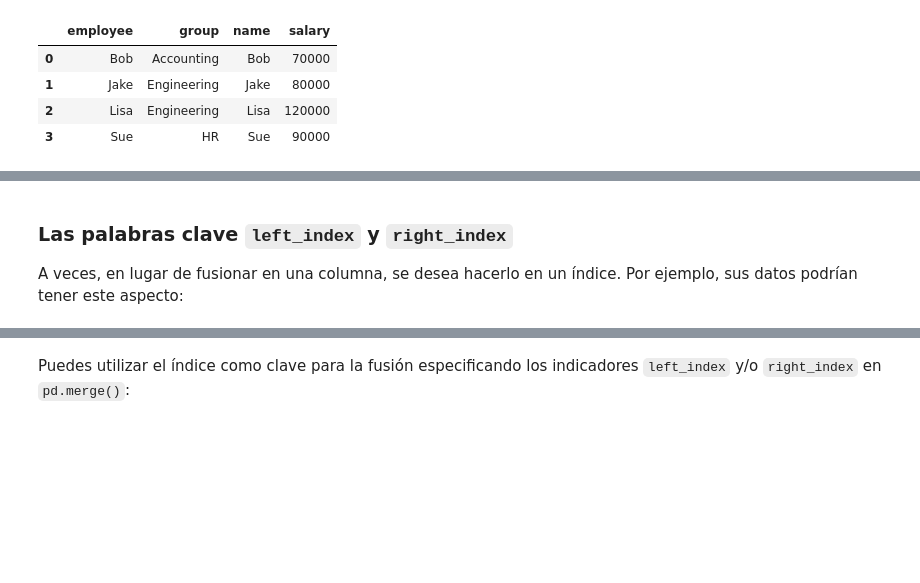
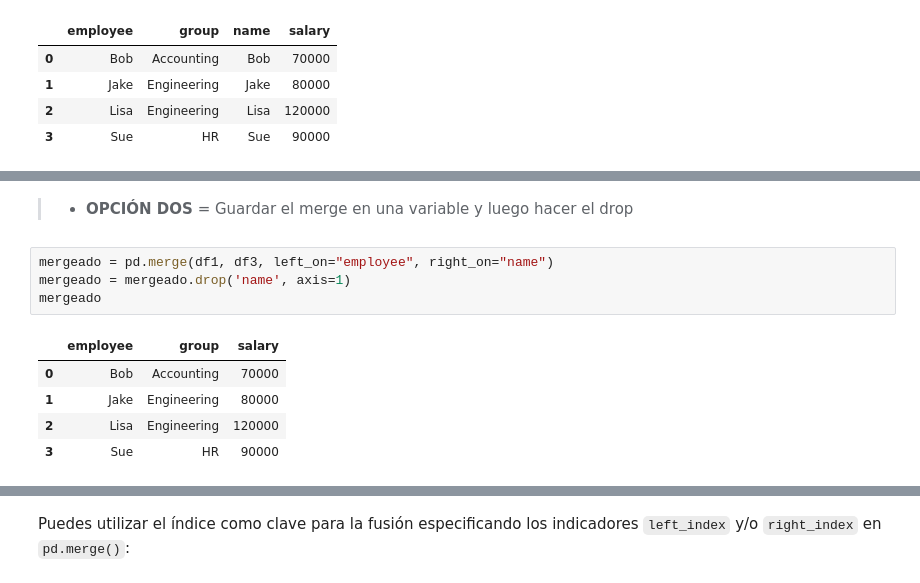
Before and after one commit to XimenaPO/DS_PT_09_2023, a Jupyter notebook: Data_Analysis/2-Pandas/Teoría/7_Merge-and-Join.ipynb, the cells around one changed output, grey strips where cells are left out. Saved outputs shown, nothing was run; the diff lists cells and outputs as text; blank space fills up the shorter version.

Commit message:
upload APUNTES 7. Merge and Join Pandas

```diff
--- a/Data_Analysis/2-Pandas/Teoría/7_Merge-and-Join.ipynb
+++ b/Data_Analysis/2-Pandas/Teoría/7_Merge-and-Join.ipynb
@@ -228,5 +245,12 @@ pd.merge(df1, df3, left_on="employee", right_on="name").drop('name', axis=1)
-# %% [markdown]
-### Las palabras clave ``left_index`` y ``right_index``
-
-A veces, en lugar de fusionar en una columna, se desea hacerlo en un índice.
-Por ejemplo, sus datos podrían tener este aspecto:
+# %% [markdown]
+> - **OPCIÓN DOS** = Guardar el merge en una variable y luego hacer el drop
+# %%
+mergeado = pd.merge(df1, df3, left_on="employee", right_on="name")
+mergeado = mergeado.drop('name', axis=1)
+mergeado
+# %% [output]
+|  | employee | group | salary |
+| 0 | Bob | Accounting | 70000 |
+| 1 | Jake | Engineering | 80000 |
+| 2 | Lisa | Engineering | 120000 |
+| 3 | Sue | HR | 90000 |
```
Also changed, not shown: parts of 81 cells of this notebook, 1 other file.
